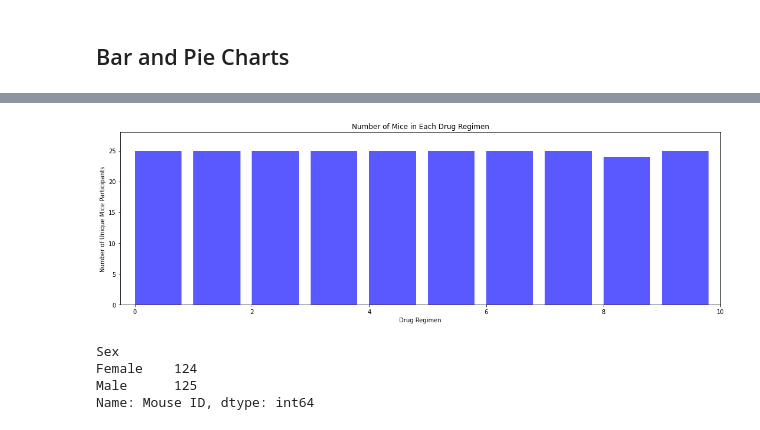
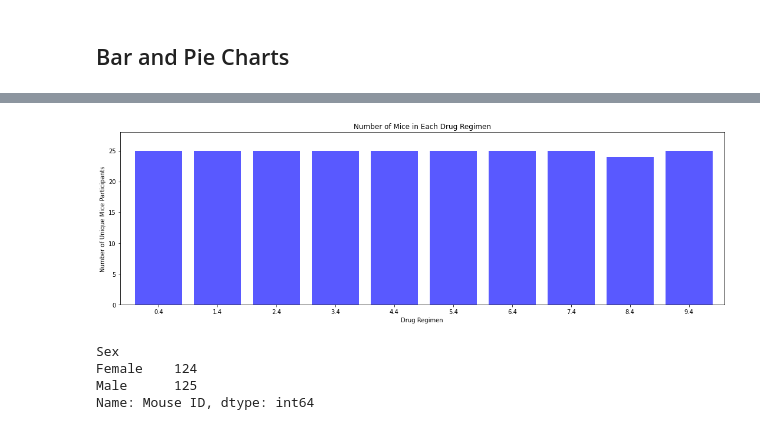
Before and after one commit to rodgerskent/matplotlib_challenge, a Jupyter notebook: Pymaceuticals/pymaceuticals_starter.ipynb, the cells around one changed output, grey strips where cells are left out. Saved outputs shown, nothing was run; the diff lists cells and outputs as text; code cells hidden in the pictures.

```diff
--- a/Pymaceuticals/pymaceuticals_starter.ipynb
+++ b/Pymaceuticals/pymaceuticals_starter.ipynb
@@ -196,35 +192,37 @@ plt.tight_layout()
 # %%
 # Generate a bar plot showing the total number of unique mice tested on each drug regimen using pyplot.
 #deduped.head()
 organized = combined[["Mouse ID", "Drug Regimen"]]
 #organized.head()
 organizedtwo = organized.drop_duplicates("Mouse ID")
 #organizedtwo.head()
 organizedthree = organizedtwo.groupby(["Drug Regimen"]).count()["Mouse ID"]
 #organizedthree.head(15)
 
+
 x_axis = np.arange(len(organizedthree))
 #print(x_axis)
 tick_locations = [value+0.4 for value in x_axis]
+#plt.xticks(tick_locations, ["Capomulin", "Ceftamin", "Infubinol", "Ketapril", "Naftisol", "Placebo", "Propriva", "Ramicane", "Stelasyn", "Zoniferal"])
 plt.figure(figsize=(15,5))
 plt.bar(x_axis, organizedthree, color='b', alpha=0.65, align="edge")
-#plt.xticks(tick_locations)
+plt.xticks(tick_locations)
 #organizedfour = organizedtwo.unique("Drug Regimen")
 #plt.xticks(tick_locations, organizedfour["Drug Regimen"], rotation="vertical")
 #plt.xticks(tick_locations, organizedthree["Drug Regimen"], rotation="vertical")
 #plt.xticks(tick_locations, organizedthree(["Drug Regimen"]), rotation="vertical")
 #plt.xticks(tick_locations, organizedthree, rotation="vertical")
 #plt.xticks(tick_locations, labels, rotation="vertical")
 plt.xlim(-0.25, len(x_axis))
 plt.ylim(0, max(organizedthree)+3)
 plt.title("Number of Mice in Each Drug Regimen")
 plt.xlabel("Drug Regimen")
 plt.ylabel("Number of Unique Mice Participants")
 plt.tight_layout()
 #plt.savefig("../Images/avg_state_rain.png")
 plt.show()
 # %% [output]
-[figure, old version]
+[figure, new version]
 # %%
 # Generate a data frame showing the distribution of female versus male mice
 gender = combined[["Mouse ID", "Sex"]]
```
Also changed, not shown: parts of 14 cells of this notebook.
